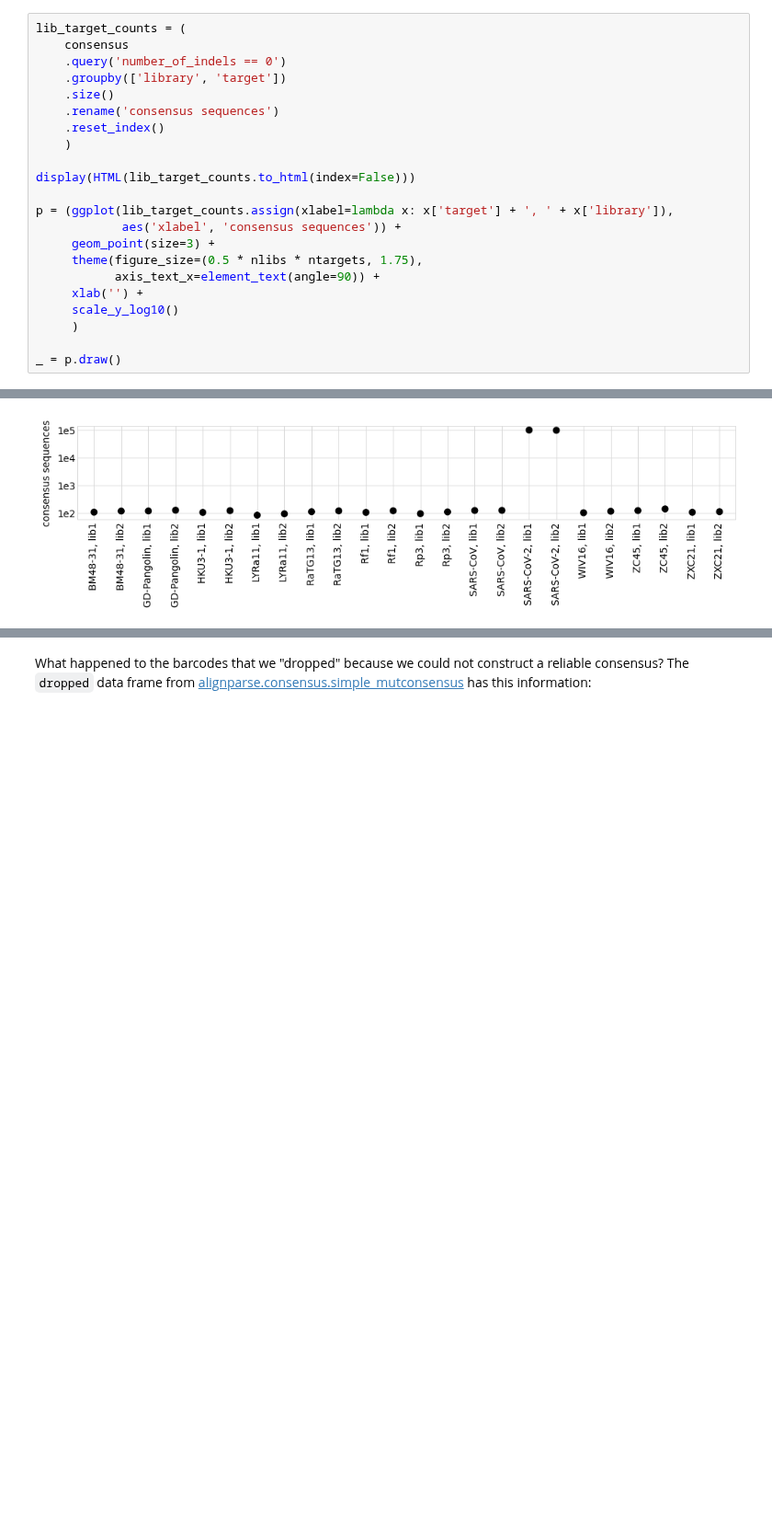
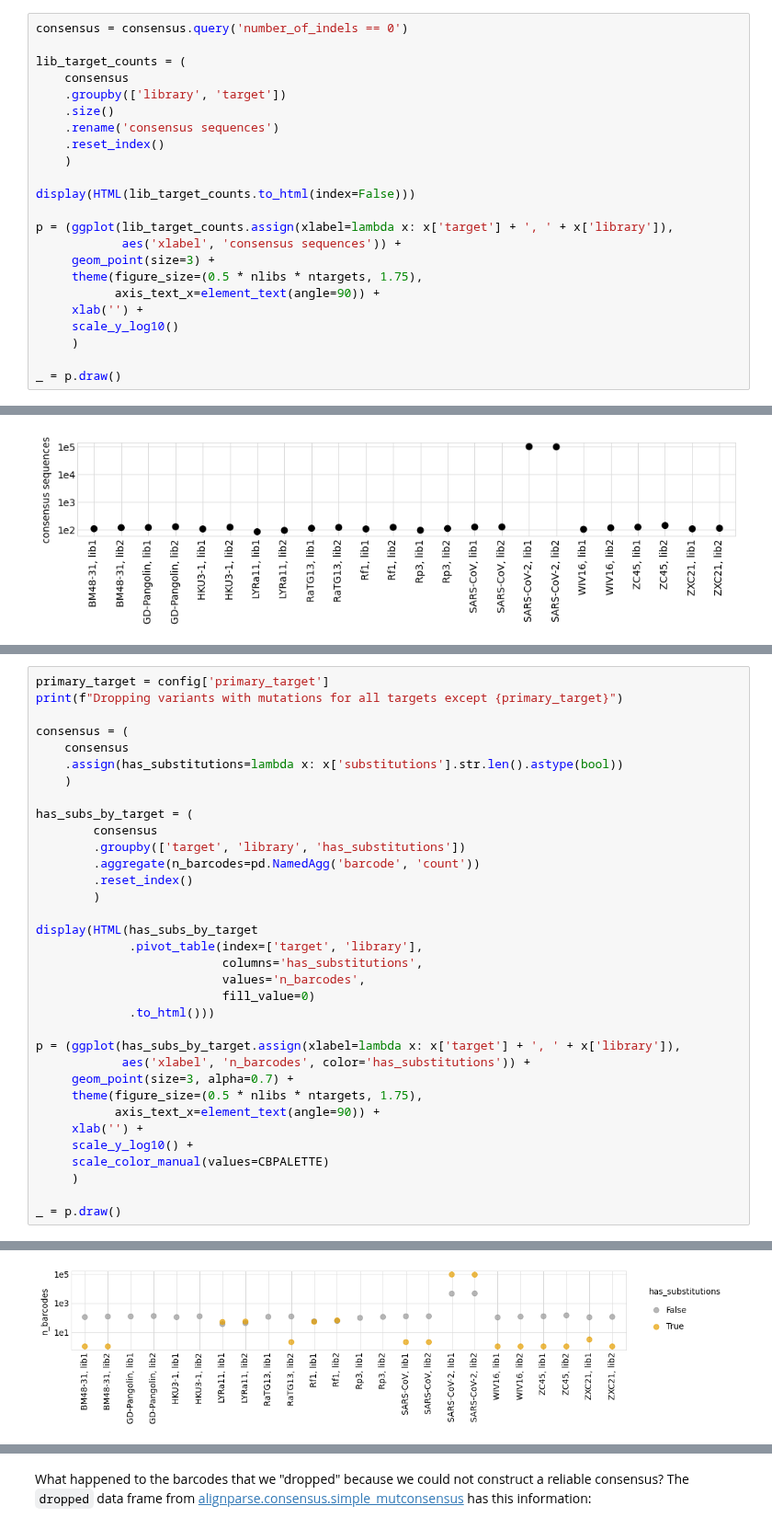
Before and after one commit to jbloomlab/SARS-CoV-2-RBD_DMS, a Jupyter notebook: build_variants.ipynb, the cells around one changed output, grey strips where cells are left out. Shown at 92% size. Cells and saved outputs as stored; diff of their text form; blank space fills up the shorter version.

Commit message:
cull secondary targets with mutations

```diff
--- a/build_variants.ipynb
+++ b/build_variants.ipynb
@@ -444,9 +446,10 @@ We do this for two reasons:
 
 Here are number of valid consensus sequence (no indels) for each library and target:
 # %%
+consensus = consensus.query('number_of_indels == 0')
+
 lib_target_counts = (
     consensus
-    .query('number_of_indels == 0')
     .groupby(['library', 'target'])
     .size()
     .rename('consensus sequences')
@@ -486,0 +492,35 @@ _ = p.draw()
+# %%
+primary_target = config['primary_target']
+print(f"Dropping variants with mutations for all targets except {primary_target}")
+
+consensus = (
+    consensus
+    .assign(has_substitutions=lambda x: x['substitutions'].str.len().astype(bool))
+    )
+
+has_subs_by_target = (
+        consensus
+        .groupby(['target', 'library', 'has_substitutions'])
+        .aggregate(n_barcodes=pd.NamedAgg('barcode', 'count'))
+        .reset_index()
+        )
+
+display(HTML(has_subs_by_target
+             .pivot_table(index=['target', 'library'],
+                          columns='has_substitutions',
+                          values='n_barcodes',
+                          fill_value=0)
+             .to_html()))
+
+p = (ggplot(has_subs_by_target.assign(xlabel=lambda x: x['target'] + ', ' + x['library']),
+            aes('xlabel', 'n_barcodes', color='has_substitutions')) +
+     geom_point(size=3, alpha=0.7) +
+     theme(figure_size=(0.5 * nlibs * ntargets, 1.75),
+           axis_text_x=element_text(angle=90)) +
+     xlab('') +
+     scale_y_log10() +
+     scale_color_manual(values=CBPALETTE)
+     )
+
+_ = p.draw()
+# %% [output]
@@ -486,0 +546 @@ _ = p.draw()
+[figure, added]
```
Also changed, not shown: parts of 9 cells of this notebook, 1 other file.
